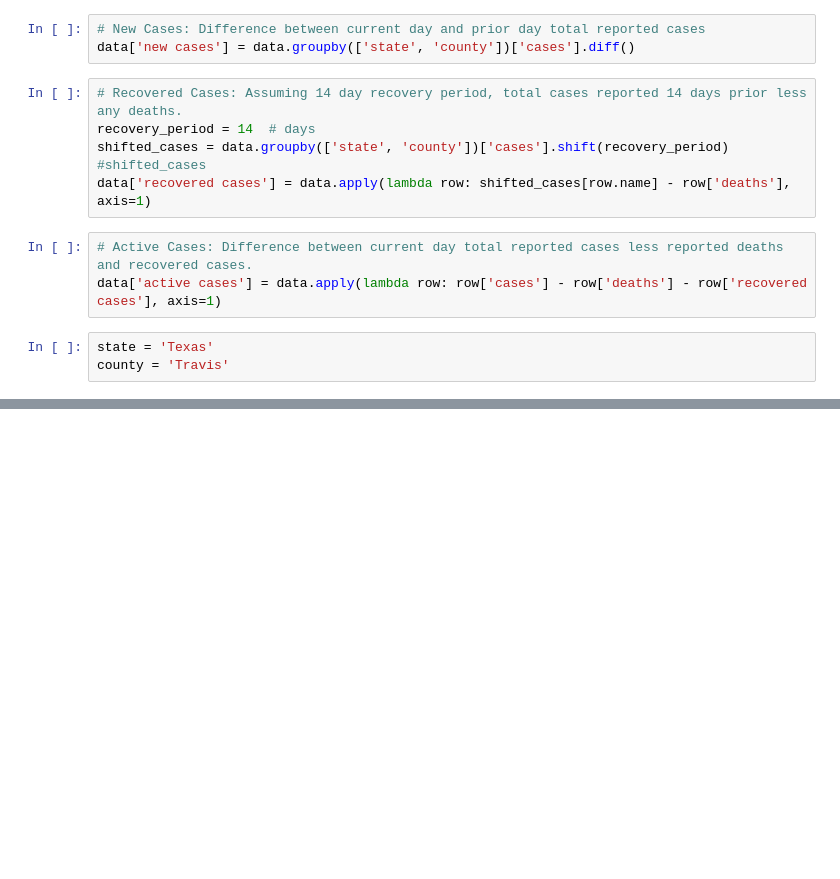
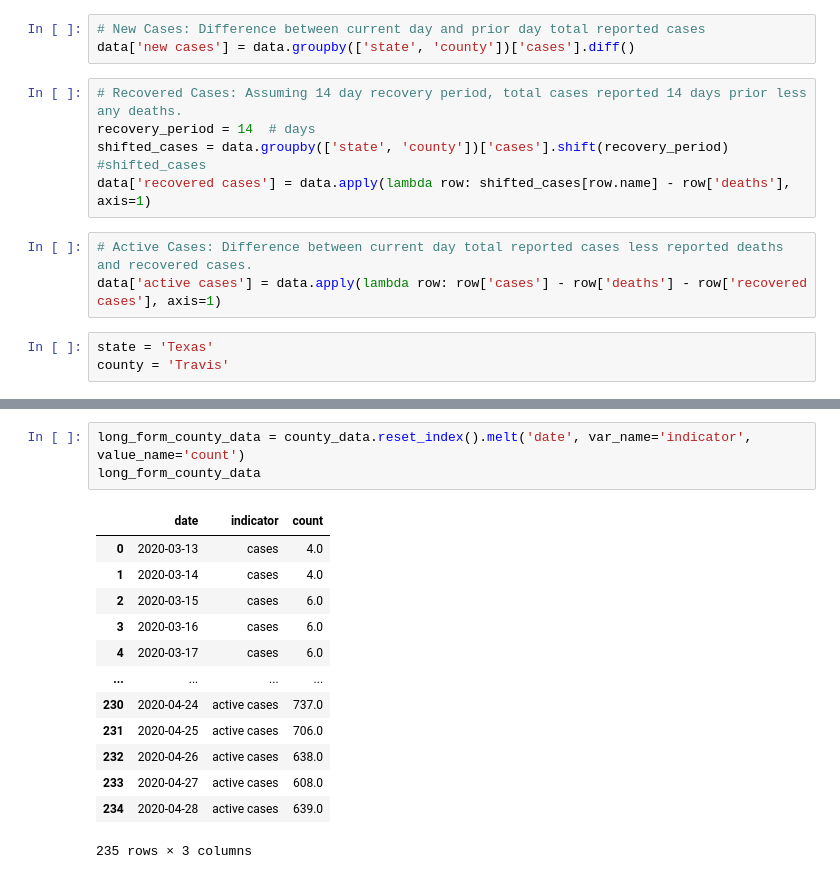
Before and after one commit to tubaman/covid-19-data-analysis, a Jupyter notebook: NY Times COVID-19 Data Analysis.ipynb, the cells around one changed output, grey strips where cells are left out. Drawn from its saved outputs; the diff is of its cells as text; blank space fills up the shorter version.

```diff
--- a/NY Times COVID-19 Data Analysis.ipynb
+++ b/NY Times COVID-19 Data Analysis.ipynb
@@ -69 +107,18 @@ county_data
+# %%
+long_form_county_data = county_data.reset_index().melt('date', var_name='indicator', value_name='count')
+long_form_county_data
+# %% [output]
+|  | date | indicator | count |
+| 0 | 2020-03-13 | cases | 4.0 |
+| 1 | 2020-03-14 | cases | 4.0 |
+| 2 | 2020-03-15 | cases | 6.0 |
+| 3 | 2020-03-16 | cases | 6.0 |
+| 4 | 2020-03-17 | cases | 6.0 |
+| ... | ... | ... | ... |
+| 230 | 2020-04-24 | active cases | 737.0 |
+| 231 | 2020-04-25 | active cases | 706.0 |
+| 232 | 2020-04-26 | active cases | 638.0 |
+| 233 | 2020-04-27 | active cases | 608.0 |
+| 234 | 2020-04-28 | active cases | 639.0 |
+235 rows × 3 columns
 # %%
```
Also changed, not shown: parts of 13 cells of this notebook, 1 other file.
